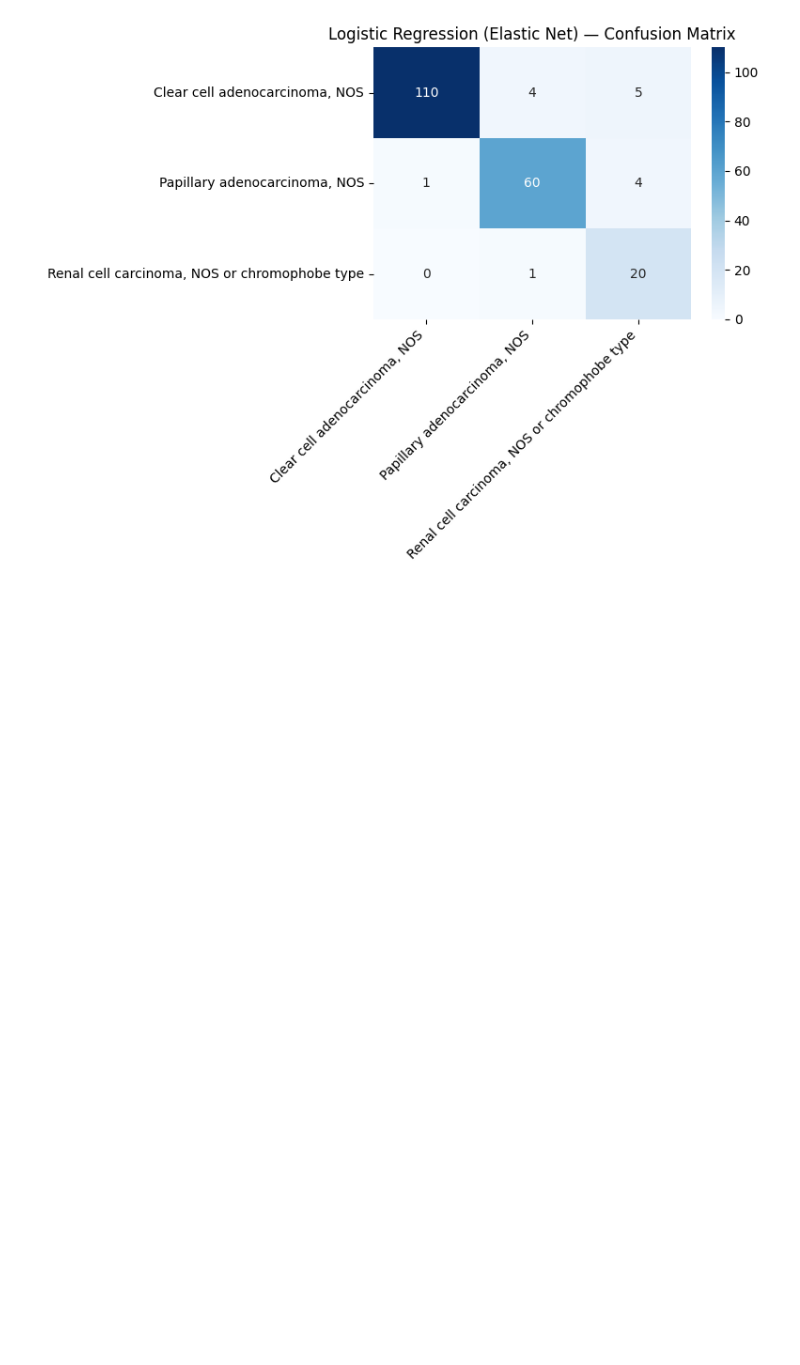
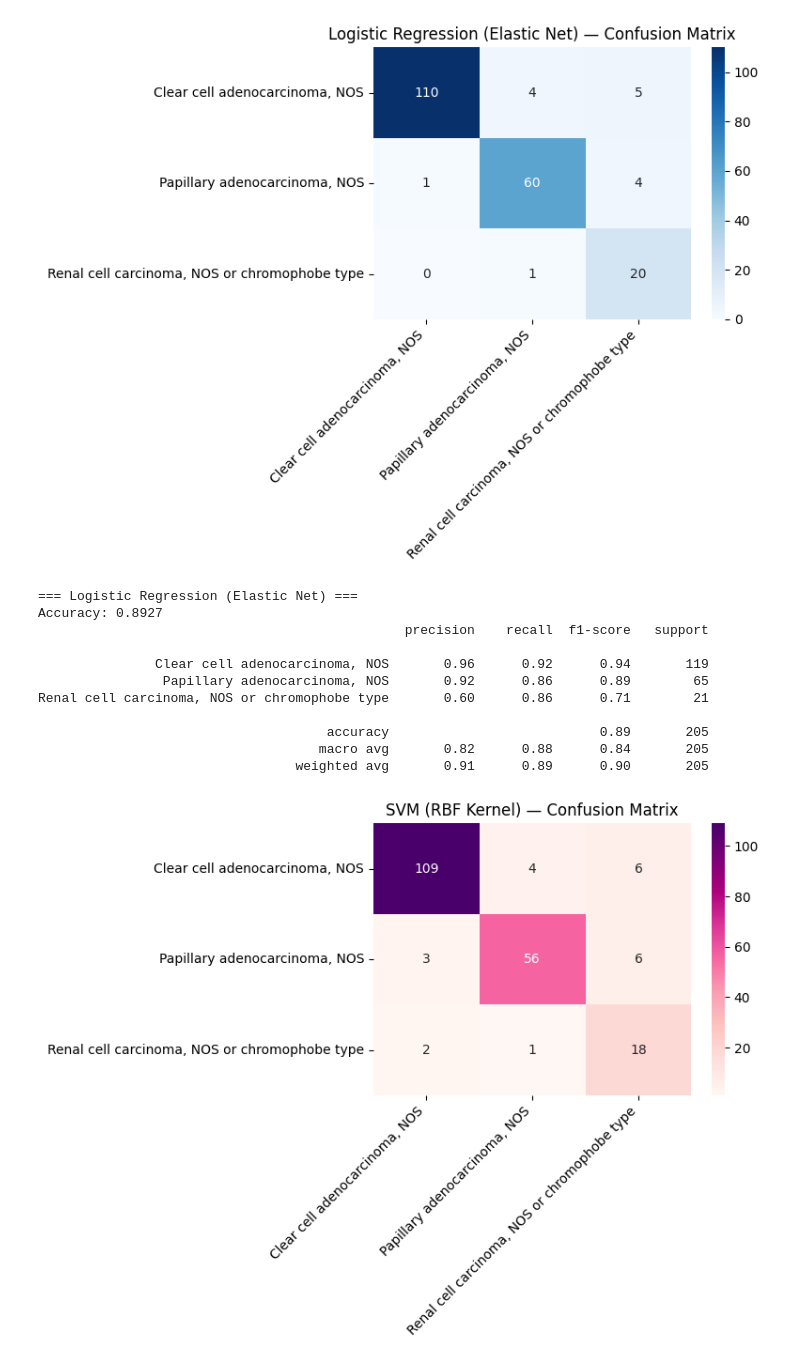
Before and after one commit to LUC-ML-Kidney/Kidney_MachineLearning, a Jupyter notebook: Final.ipynb, the cells around one changed output. Drawn from its saved outputs; the diff is of its cells as text; code cells hidden in the pictures; blank space fills up the shorter version.

```diff
--- a/Final.ipynb
+++ b/Final.ipynb
@@ -254,5 +262,44 @@ Renal cell carcinoma, NOS or chromophobe type       0.69      0.95      0.80
 # Model 6: Light GBM
 # %%
 # Model 7: SVM with RBM kernel
+# ── SVM (RBF KERNEL) ────────────────────────────────────────────────
+svm_rbf = SVC(
+    kernel='rbf',
+    C=1.0,
+    gamma='scale',
+    class_weight='balanced',
+    random_state=42
+)
+
+svm_rbf.fit(X_train_scaled, y_train)
+y_pred_rbf = svm_rbf.predict(X_test_scaled)
+
+# ── METRICS ──────────────────────────────────────────────────────────────────
+print("=== Logistic Regression (Elastic Net) ===")
+print(f"Accuracy: {accuracy_score(y_test, y_pred_rbf):.4f}")
+print(classification_report(y_test, y_pred_rbf, target_names=le.classes_))
+
+cm_rbf = confusion_matrix(y_test, y_pred_rbf)
+plt.figure(figsize=(8, 6))
+sns.heatmap(cm_rbf, annot=True, fmt='d', cmap='RdPu',
+            xticklabels=le.classes_, yticklabels=le.classes_)
+plt.title('SVM (RBF Kernel) — Confusion Matrix')
+plt.xticks(rotation=45, ha='right')
+plt.yticks(rotation=0)
+plt.tight_layout()
+plt.show()
+# %% [output]
+=== Logistic Regression (Elastic Net) ===
+Accuracy: 0.8927
+                                               precision    recall  f1-score   support
+
+               Clear cell adenocarcinoma, NOS       0.96      0.92      0.94       119
+                Papillary adenocarcinoma, NOS       0.92      0.86      0.89        65
+Renal cell carcinoma, NOS or chromophobe type       0.60      0.86      0.71        21
+
+                                     accuracy                           0.89       205
+                                    macro avg       0.82      0.88      0.84       205
+                                 weighted avg       0.91      0.89      0.90       205
+[figure, added]
 # %%
 # Model 8: MLP after PCA dimensionality reduction
```
Also changed, not shown: parts of 5 cells of this notebook.
